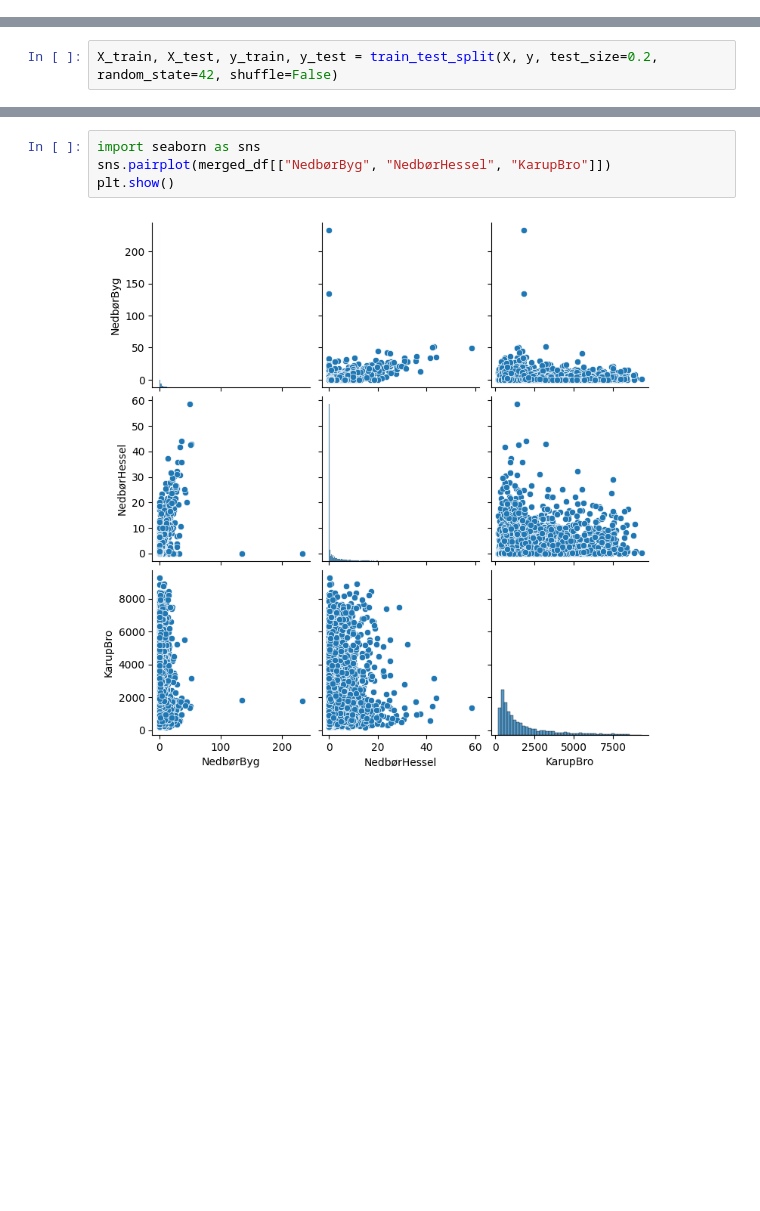
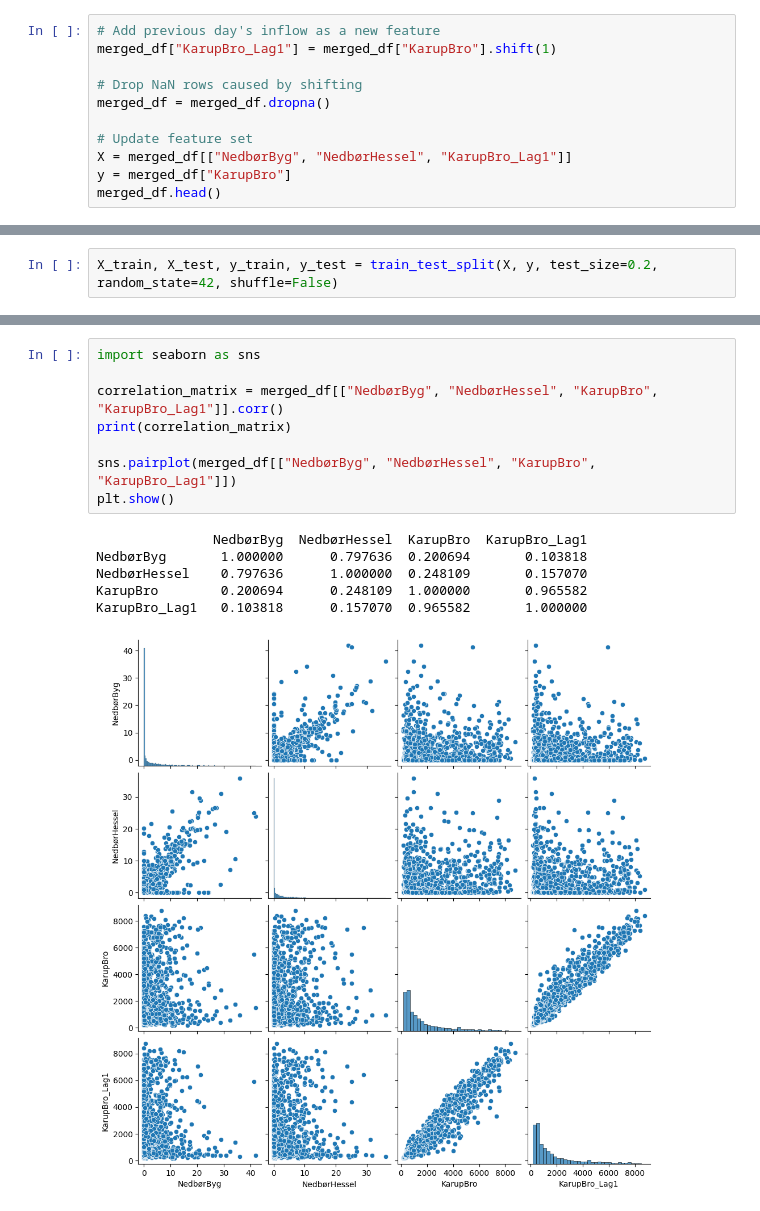
Before and after one commit to nicolaigarder/Forecasting-water-inflow, a Jupyter notebook: linear_model.ipynb, the cells around one changed output, grey strips where cells are left out. Saved outputs shown, nothing was run; the diff lists cells and outputs as text; blank space fills up the shorter version.

```diff
--- a/linear_model.ipynb
+++ b/linear_model.ipynb
@@ -66,3 +66,14 @@ X = merged_df[["NedbørByg", "NedbørHessel"]]
 
 # Define target variable (water level)
 y = merged_df["KarupBro"]
+# %%
+# Add previous day's inflow as a new feature
+merged_df["KarupBro_Lag1"] = merged_df["KarupBro"].shift(1)
+
+# Drop NaN rows caused by shifting
+merged_df = merged_df.dropna()
+
+# Update feature set
+X = merged_df[["NedbørByg", "NedbørHessel", "KarupBro_Lag1"]]
+y = merged_df["KarupBro"]
+merged_df.head()
@@ -109,6 +130,15 @@ plt.show()
 # %%
 import seaborn as sns
-sns.pairplot(merged_df[["NedbørByg", "NedbørHessel", "KarupBro"]])
+
+correlation_matrix = merged_df[["NedbørByg", "NedbørHessel", "KarupBro", "KarupBro_Lag1"]].corr()
+print(correlation_matrix)
+
+sns.pairplot(merged_df[["NedbørByg", "NedbørHessel", "KarupBro", "KarupBro_Lag1"]])
 plt.show()
 # %% [output]
+               NedbørByg  NedbørHessel  KarupBro  KarupBro_Lag1
+NedbørByg       1.000000      0.797636  0.200694       0.103818
+NedbørHessel    0.797636      1.000000  0.248109       0.157070
+KarupBro        0.200694      0.248109  1.000000       0.965582
+KarupBro_Lag1   0.103818      0.157070  0.965582       1.000000
-[figure, old version]
+[figure, new version]
```
Also changed, not shown: parts of 4 cells of this notebook, 1 other file.
